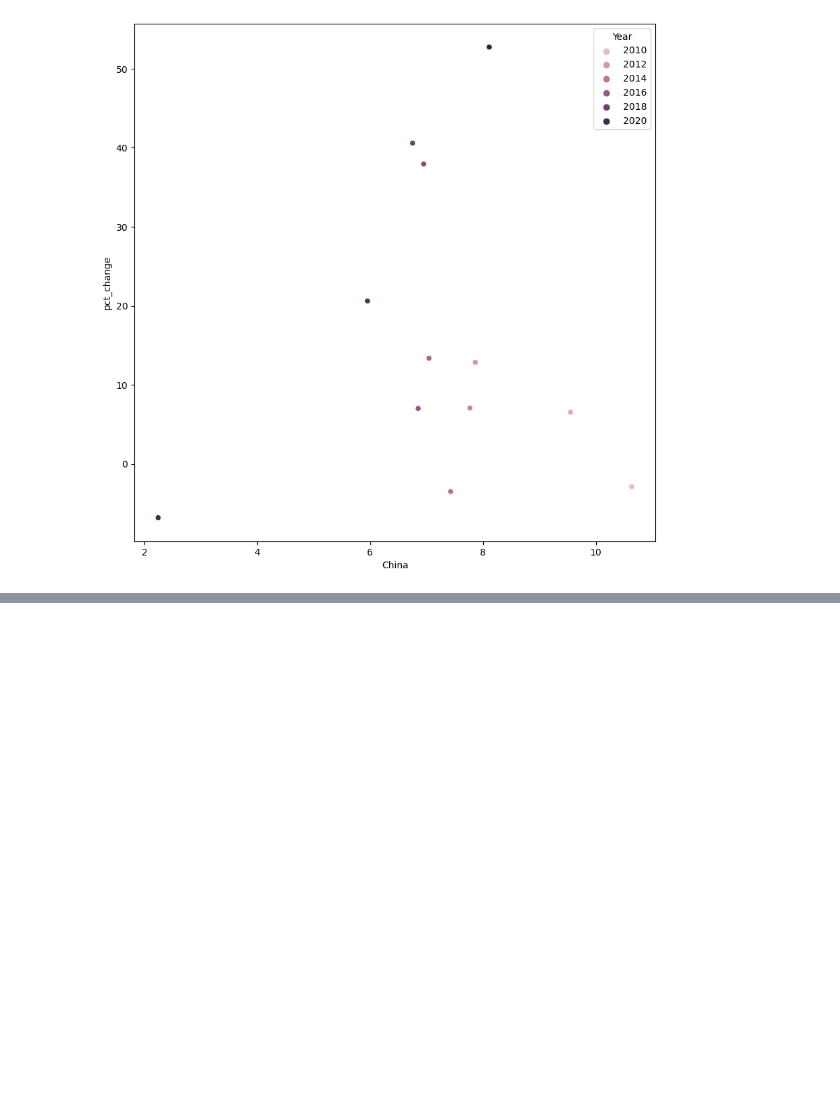
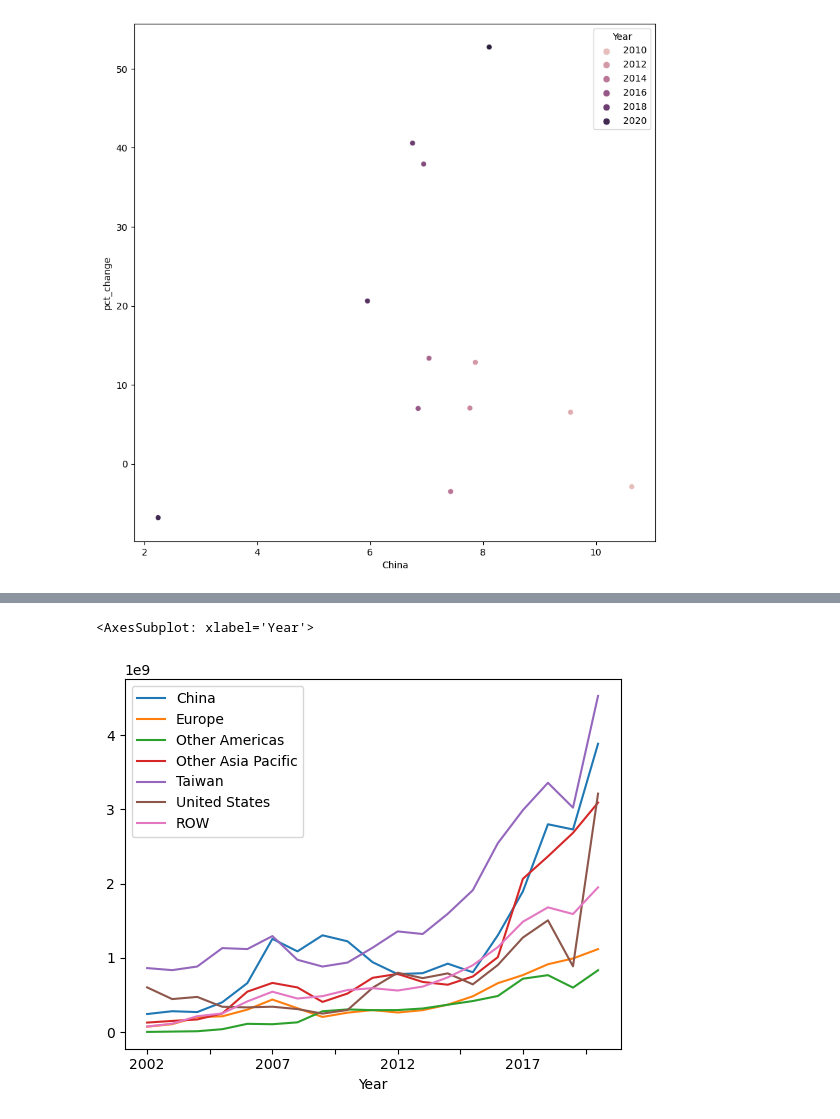
Before and after one commit to AimjGuytidy/Gwiza-analysis, a Jupyter notebook: Nvidia-case-study.ipynb, the cells around one changed output, grey strips where cells are left out. Cells and saved outputs as stored; diff of their text form; code cells hidden in the pictures; blank space fills up the shorter version.

```diff
--- a/Nvidia-case-study.ipynb
+++ b/Nvidia-case-study.ipynb
@@ -983,0 +1033,3 @@ nvidia_05_19
+# %%
+nvidia_2020 = nvidia_2020.rename(columns={'Other Countries':'Other Americas'})
+nvidia_2020
@@ -983,0 +1041,3 @@ nvidia_05_19
+# %%
+nvidia_2020['ROW'] = nvidia_2020['Europe'] + nvidia_2020['Other Americas']
+nvidia_2020
@@ -983,0 +1070,4 @@ nvidia_05_19
+# %%
+selected_cols = ['China', 'Europe', 'Other Americas', 'Other Asia Pacific', 'Taiwan', 'United States', 'Year', 'ROW']
+nvidia_df = pd.concat([nvidia_05_19[selected_cols],nvidia_2020[selected_cols]])
+nvidia_df
@@ -983,0 +1092,3 @@ nvidia_05_19
+# %%
+nvidia_df=nvidia_df.drop(16).reset_index(drop=True)
+nvidia_df
@@ -983,0 +1113,5 @@ nvidia_05_19
+# %%
+nvidia_df.set_index("Year").plot()
+# %% [output]
+<AxesSubplot: xlabel='Year'>
+[figure, added]
```
Also changed, not shown: parts of 94 cells of this notebook.
